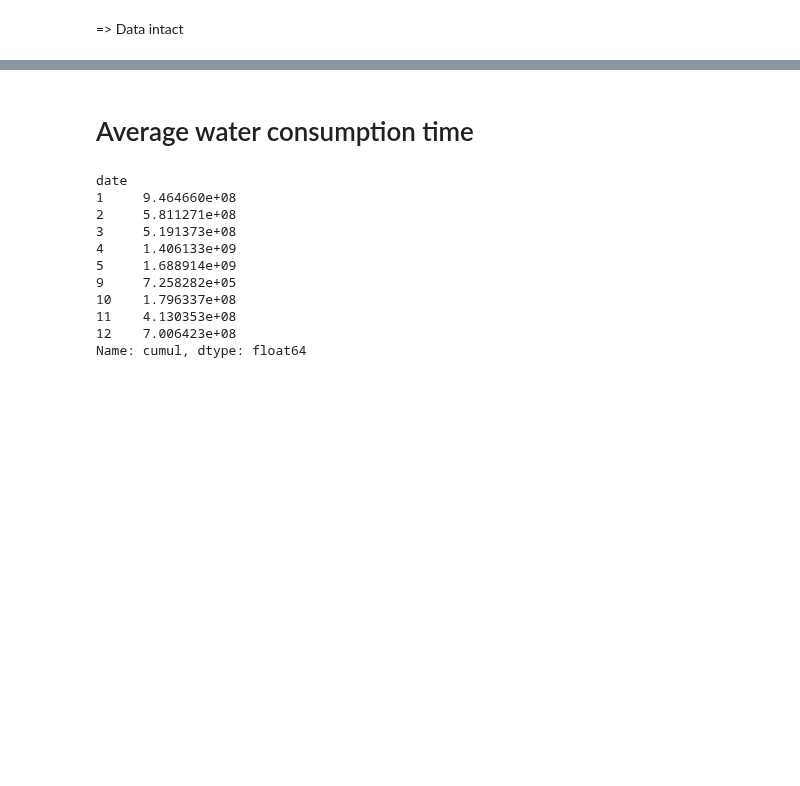
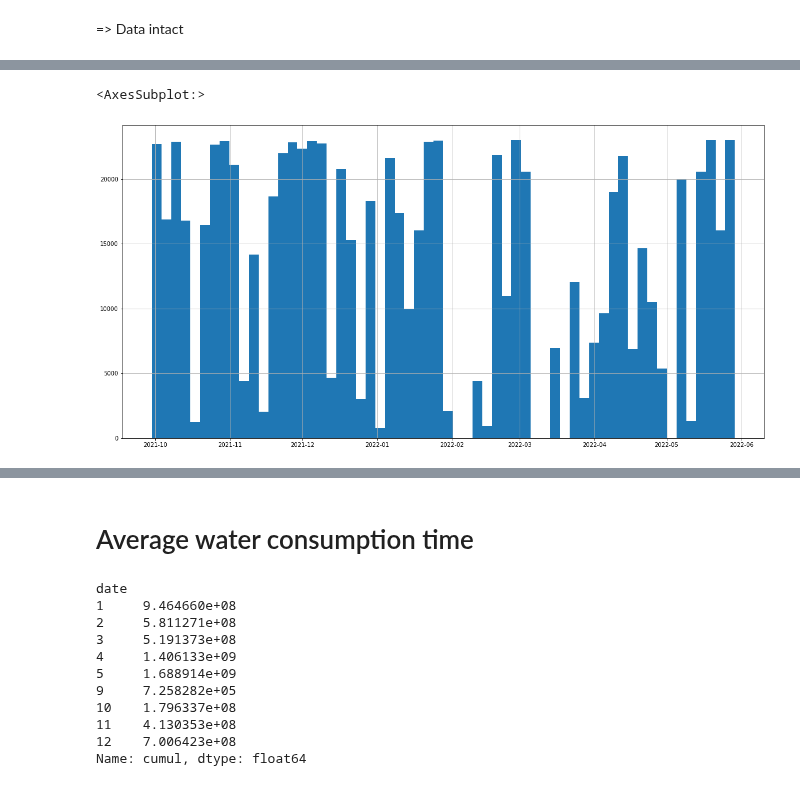
Before and after one commit to Cyrine-afk/Water-Consumption, a Jupyter notebook: Water DB.ipynb, the cells around one changed output, grey strips where cells are left out. Drawn from its saved outputs; the diff is of its cells as text; code cells hidden in the pictures; blank space fills up the shorter version.

```diff
--- a/Water DB.ipynb
+++ b/Water DB.ipynb
@@ -608,0 +667,5 @@ water_duplicates_removed
+# %%
+water_json_subset["date"].hist(bins=60, figsize=(20,10))
+# %% [output]
+<AxesSubplot:>
+[figure, added]
```
Also changed, not shown: parts of 19 cells of this notebook.
